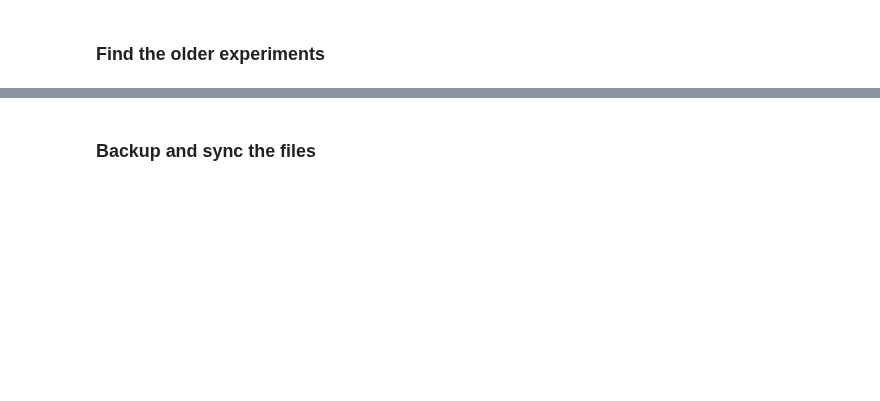
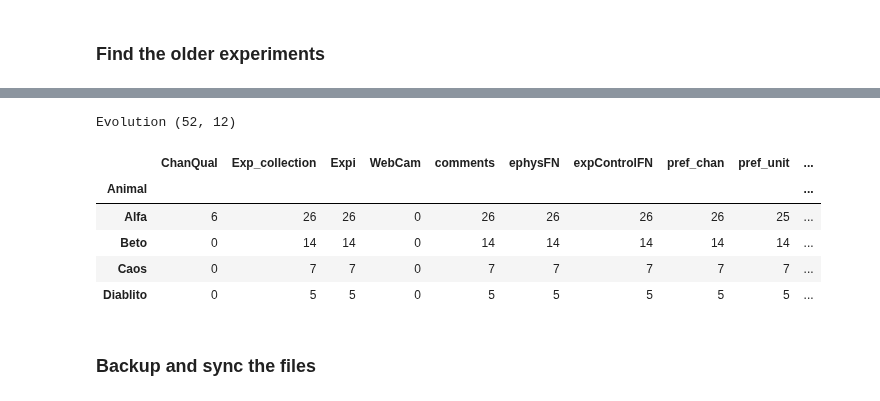
Before and after one commit to Animadversio/Neuro-ActMax-GAN-comparison, a Jupyter notebook: notebooks/BigGAN_Hessian_tuning_exprecord_organize.ipynb, the cells around one changed output, grey strips where cells are left out. Cells and saved outputs as stored; diff of their text form; code cells hidden in the pictures; blank space fills up the shorter version.

```diff
--- a/notebooks/BigGAN_Hessian_tuning_exprecord_organize.ipynb
+++ b/notebooks/BigGAN_Hessian_tuning_exprecord_organize.ipynb
@@ -83,2 +51,19 @@ ExpRecord_Hessian_All
+# %%
+ExpRecord_All = pd.concat([pd.read_excel(exp_record_pathdict[Animal]).assign(Animal=Animal) for Animal in ("Caos", "Diablito", "Alfa", "Beto")])
+exp_mask = ExpRecord_All.Exp_collection.str.contains('BigGAN_Hessian', na=False) & \
+            ExpRecord_All.Exp_collection.str.contains('BigGAN_FC6', na=False) & \
+            ExpRecord_All.expControlFN.str.contains('generate', na=False) & \
+            ExpRecord_All.Expi.notna()
+ExpRecord_Evolution_All = ExpRecord_All.loc[exp_mask, :]
+print("Evolution", ExpRecord_Evolution_All.shape)
+ExpRecord_Evolution_All.groupby("Animal").count()
+# %% [output]
+Evolution (52, 12)
+|  | ChanQual | Exp_collection | Expi | WebCam | comments | ephysFN | expControlFN | pref_chan | pref_unit | ... |
+| Animal |  |  |  |  |  |  |  |  |  | ... |
+| Alfa | 6 | 26 | 26 | 0 | 26 | 26 | 26 | 26 | 25 | ... |
+| Beto | 0 | 14 | 14 | 0 | 14 | 14 | 14 | 14 | 14 | ... |
+| Caos | 0 | 7 | 7 | 0 | 7 | 7 | 7 | 7 | 7 | ... |
+| Diablito | 0 | 5 | 5 | 0 | 5 | 5 | 5 | 5 | 5 | ... |
 # %% [markdown]
 ### Backup and sync the files
```
Also changed, not shown: parts of 39 cells of this notebook, 1 other file.
